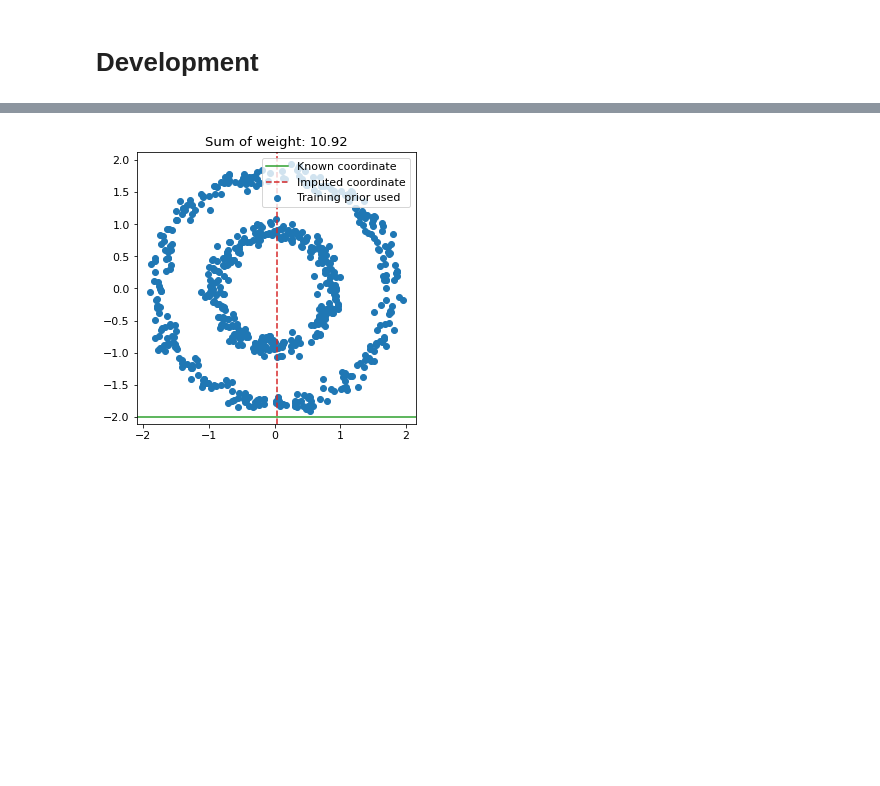
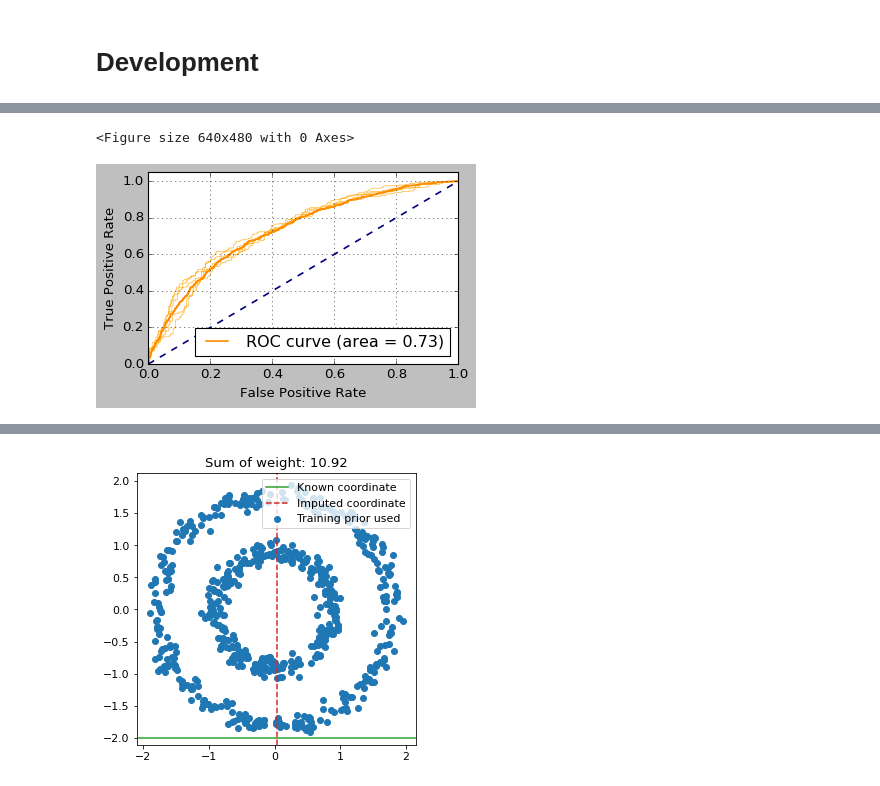
Before and after one commit to matiasdm/notes_on_stats, a Jupyter notebook: doc/sections/3_benchmarking.ipynb, the cells around one changed output, grey strips where cells are left out. Cells and saved outputs as stored; diff of their text form; code cells hidden in the pictures; blank space fills up the shorter version.

```diff
--- a/doc/sections/3_benchmarking.ipynb
+++ b/doc/sections/3_benchmarking.ipynb
@@ -391,3 +380,0 @@ array([       nan, -0.1255166])
-# %%
-
-X_train = exp.dataset_train.X
@@ -413,0 +469,6 @@ array([[        nan, -0.1255166 ],
+# %%
+features
+test_dict = {i:X_test[:,i] for i in range(X_test.shape[1])}
+test_dict['y_true'] = y_test
+test_df = pd.DataFrame.from_dict(test_dict);test_df.columns = features + ["y_true"]
+test_df
@@ -413,0 +783,37 @@ array([[        nan, -0.1255166 ],
+# %%
+data = load_data()
+cols = data.columns
+
+features, response = cols[:-1], cols[-1]
+data, encoders = encode_data(data)
+
+args = {'no_replicates': 2,
+         'test_size': 500,
+         'model': {'no_features': 6,
+                  'hidden_sizes': [64, 64, 32],
+                  'dropout_rate': 0.1,
+                  'feature_dropout': 0.05,
+                  'use_exu': False},
+         'training': {'regression': False,
+                      'batch_size': 16,
+                      'max_epochs': 5,
+                      'verbosity': 20,
+                      'learning_rate': 0.0002,
+                      'weight_decay': 0.0,
+                      'output_penalty': 0.2},
+         'plotting': {'roc': {'size': [5, 3],
+                              'fname': '/Users/samperochon/Duke/Ongoing/Neural-Additive-Models/results/roc.png'},
+                      'shapes': {'nrows': 3,
+                                 'size': [10, 10],
+                                 'fname': '/Users/samperochon/Duke/Ongoing/Neural-Additive-Models/results/shapes.png'}}}
+
+d_train, d_test = train_test_split(data, test_size=args['test_size'])
+
+data_train = TabularData(d_train[features].values, d_train[response].values)
+# %%
+pred_col = 'prediction'
+resp_col = 'is_recid'
+plot_roc_curves(results, 'prediction','is_recid', **args['plotting']['roc'])\
+# %% [output]
+<Figure size 640x480 with 0 Axes>
+[figure, added]
```
Also changed, not shown: parts of 37 cells of this notebook, 18 other files.
